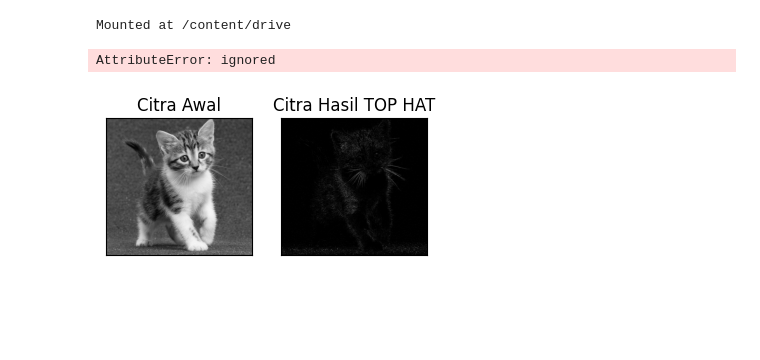
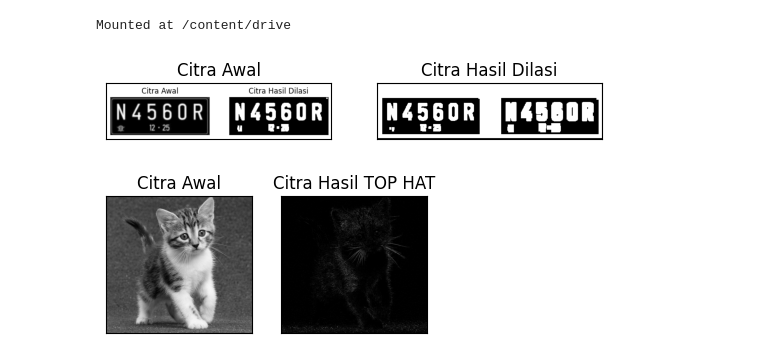
Before and after one commit to SabilarRosyad/PCVK_GENAP_2023, a Jupyter notebook: Week8.ipynb, the cells around one changed output. Cells and saved outputs as stored; diff of their text form; code cells hidden in the pictures; blank space fills up the shorter version.

```diff
--- a/Week8.ipynb
+++ b/Week8.ipynb
@@ -14,35 +14,35 @@ import matplotlib.pyplot as plt
 # Dilasi tanpa library
 
 def dilasi_citra(F,w):
   #size image
   p,q=F.shape
 
   imgD = np.zeros((p,q), dtype=np.uint8)
 
   #generate structure element dilution (SED)
   SED = np.ones((w,w), dtype=np.uint8)
   constant1 = (w-1)//2
 
   #proses dilasi
   for i in range(constant1, p-constant1):
     for j in range(constant1, q-constant1):
       temp = F[i-constant1:i+constant1+1, j-constant1:j+constant1+1]
       product = temp*SED
       imgD[i,j] = np.max(product)
   return imgD
 
-img_d = cv2.imread('/content/drive/MyDrive/PCVK/Images/plat_nomor.png', 0)
+img_d = cv2.imread('/content/drive/MyDrive/PCVK/Images (1)/plat_nomor.png', 0)
 ret, thresh = cv2.threshold(img_d, 125, 200, cv2.THRESH_BINARY)
 w = 5
 imgD = dilasi_citra(thresh, w)
 
 plt.subplot(121),plt.imshow(img_d, cmap='gray')
 plt.title('Citra Awal'), plt.xticks([]), plt.yticks([])
 plt.subplot(122),plt.imshow(imgD, cmap='gray')
 plt.title('Citra Hasil Dilasi'), plt.xticks([]), plt.yticks([])
 plt.show()
 # %% [output]
-AttributeError: ignored
+[figure, added]
 # %%
 img = cv2.imread('/content/drive/MyDrive/PCVK/Images/plat_nomor.png')
 
```
